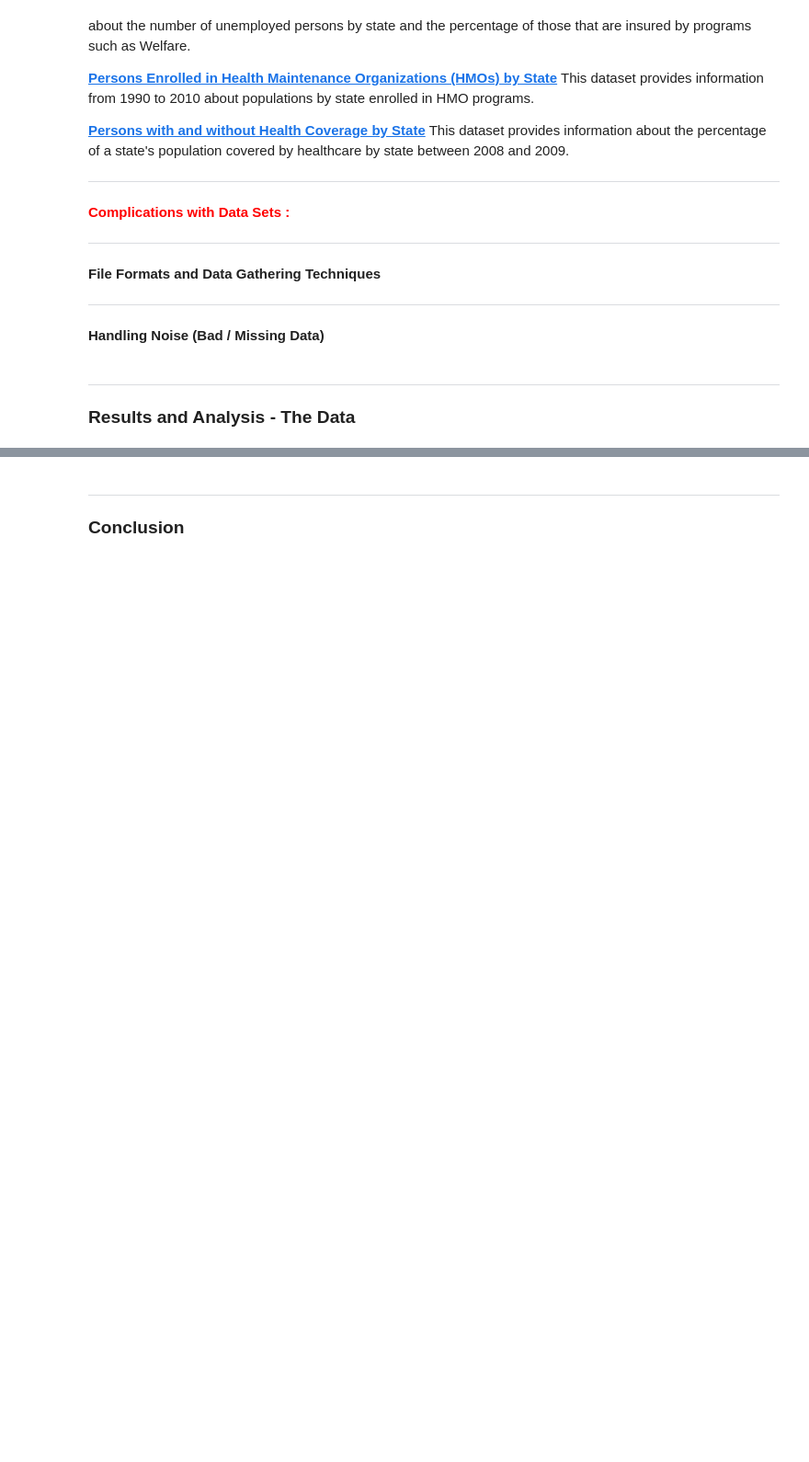
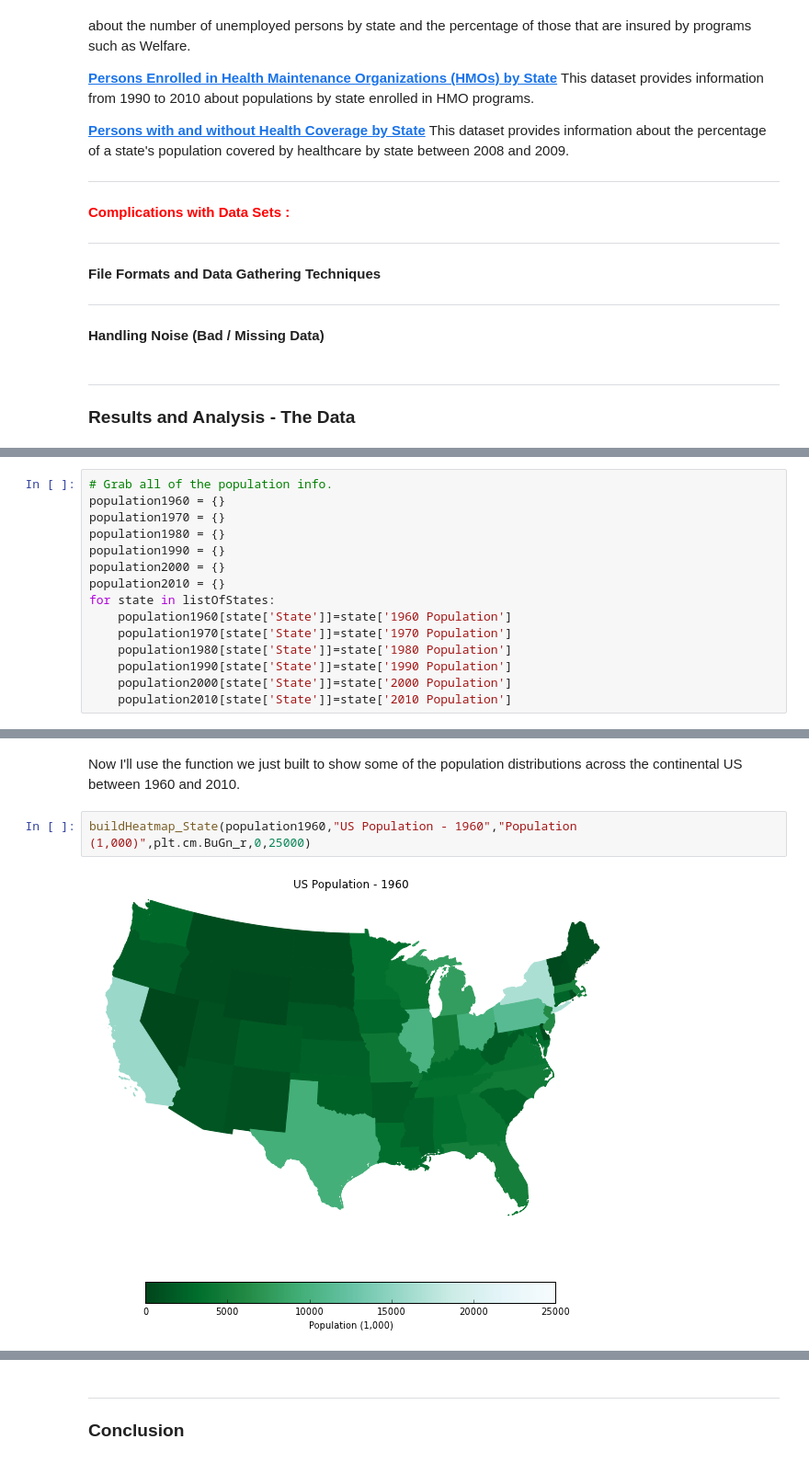
Before and after one commit to Aayrl/python_DataScience, a Jupyter notebook: PR2_Sawyer_T/report_Sawyer_T.ipynb, the cells around one changed output, grey strips where cells are left out. Shown at 92% size. Cells and saved outputs as stored; diff of their text form; blank space fills up the shorter version.

```diff
--- a/PR2_Sawyer_T/report_Sawyer_T.ipynb
+++ b/PR2_Sawyer_T/report_Sawyer_T.ipynb
@@ -76,0 +115,15 @@ lalal
+# %%
+# Grab all of the population info.
+population1960 = {}
+population1970 = {}
+population1980 = {}
+population1990 = {}
+population2000 = {}
+population2010 = {}
+for state in listOfStates:
+    population1960[state['State']]=state['1960 Population']
+    population1970[state['State']]=state['1970 Population']
+    population1980[state['State']]=state['1980 Population']
+    population1990[state['State']]=state['1990 Population']
+    population2000[state['State']]=state['2000 Population']
+    population2010[state['State']]=state['2010 Population']
@@ -76,0 +199,6 @@ lalal
+# %% [markdown]
+Now I'll use the function we just built to show some of the population distributions across the continental US between 1960 and 2010.
+# %%
+buildHeatmap_State(population1960,"US Population - 1960","Population (1,000)",plt.cm.BuGn_r,0,25000)
+# %% [output]
+[figure, added]
```
Also changed, not shown: parts of 11 cells of this notebook.
